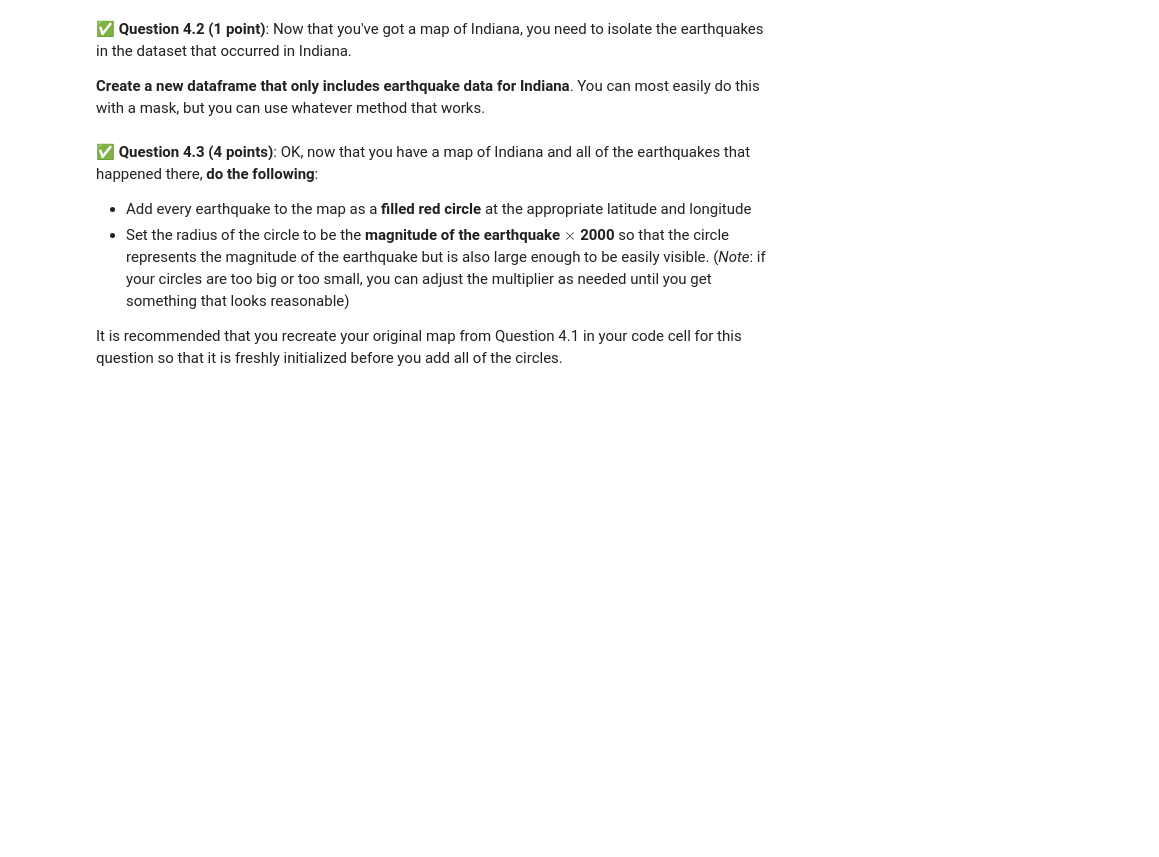
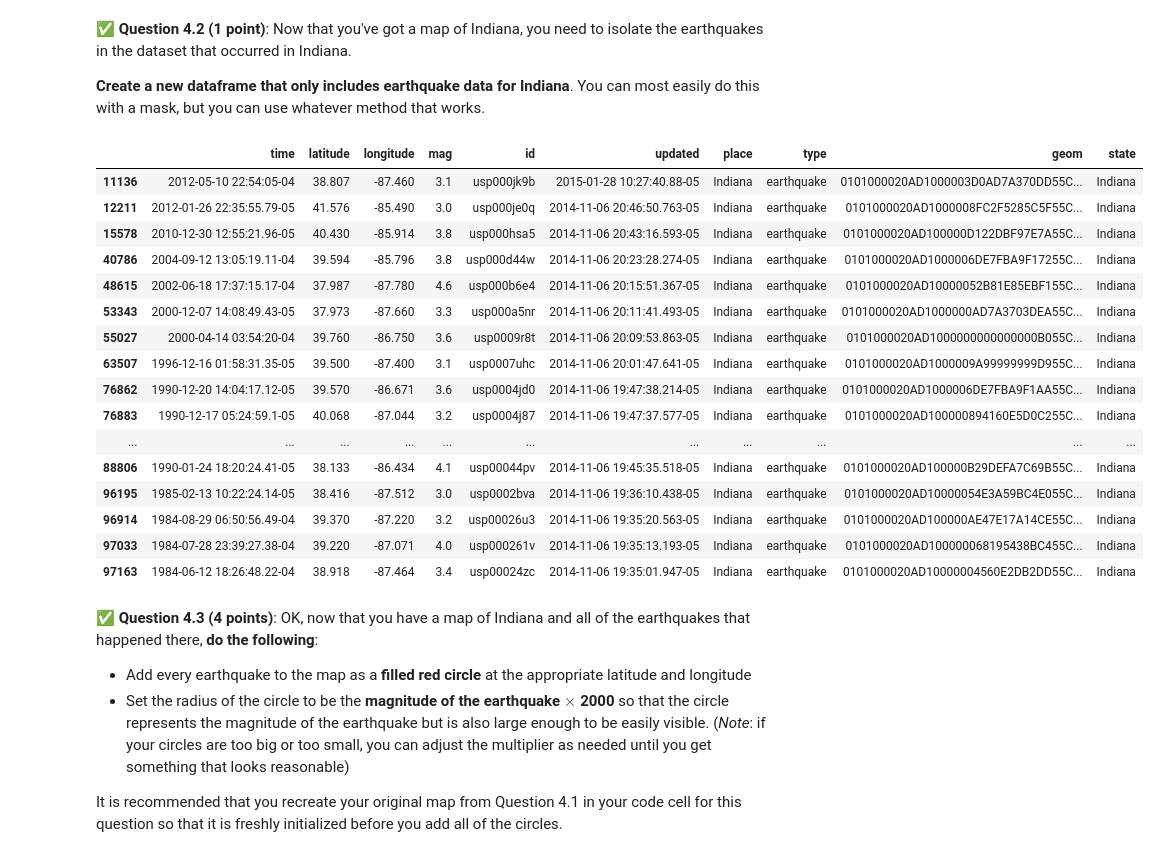
Before and after one commit to Colino03/CMSE202-f23-turnin, a Jupyter notebook: hw-01/HW-01.ipynb, the cells around one changed output. Drawn from its saved outputs; the diff is of its cells as text; code cells hidden in the pictures; blank space fills up the shorter version.

```diff
--- a/hw-01/HW-01.ipynb
+++ b/hw-01/HW-01.ipynb
@@ -570,6 +575,27 @@ If you do already have it installed, what command did you use to install it?
 **Create a new dataframe that only includes earthquake data for Indiana**. You can most easily do this with a mask, but you can use whatever method that works.
 # %%
 ### Put your code here
+In = df['state'] == 'Indiana'
+Indy = df[In]
+Indy
+# %% [output]
+|  | time | latitude | longitude | mag | id | updated | place | type | geom | state |
+| 11136 | 2012-05-10 22:54:05-04 | 38.807 | -87.460 | 3.1 | usp000jk9b | 2015-01-28 10:27:40.88-05 | Indiana | earthquake | 0101000020AD1000003D0AD7A370DD55C... | Indiana |
+| 12211 | 2012-01-26 22:35:55.79-05 | 41.576 | -85.490 | 3.0 | usp000je0q | 2014-11-06 20:46:50.763-05 | Indiana | earthquake | 0101000020AD1000008FC2F5285C5F55C... | Indiana |
+| 15578 | 2010-12-30 12:55:21.96-05 | 40.430 | -85.914 | 3.8 | usp000hsa5 | 2014-11-06 20:43:16.593-05 | Indiana | earthquake | 0101000020AD100000D122DBF97E7A55C... | Indiana |
+| 40786 | 2004-09-12 13:05:19.11-04 | 39.594 | -85.796 | 3.8 | usp000d44w | 2014-11-06 20:23:28.274-05 | Indiana | earthquake | 0101000020AD1000006DE7FBA9F17255C... | Indiana |
+| 48615 | 2002-06-18 17:37:15.17-04 | 37.987 | -87.780 | 4.6 | usp000b6e4 | 2014-11-06 20:15:51.367-05 | Indiana | earthquake | 0101000020AD10000052B81E85EBF155C... | Indiana |
+| 53343 | 2000-12-07 14:08:49.43-05 | 37.973 | -87.660 | 3.3 | usp000a5nr | 2014-11-06 20:11:41.493-05 | Indiana | earthquake | 0101000020AD1000000AD7A3703DEA55C... | Indiana |
+| 55027 | 2000-04-14 03:54:20-04 | 39.760 | -86.750 | 3.6 | usp0009r8t | 2014-11-06 20:09:53.863-05 | Indiana | earthquake | 0101000020AD1000000000000000B055C... | Indiana |
+| 63507 | 1996-12-16 01:58:31.35-05 | 39.500 | -87.400 | 3.1 | usp0007uhc | 2014-11-06 20:01:47.641-05 | Indiana | earthquake | 0101000020AD1000009A99999999D955C... | Indiana |
+| 76862 | 1990-12-20 14:04:17.12-05 | 39.570 | -86.671 | 3.6 | usp0004jd0 | 2014-11-06 19:47:38.214-05 | Indiana | earthquake | 0101000020AD1000006DE7FBA9F1AA55C... | Indiana |
+| 76883 | 1990-12-17 05:24:59.1-05 | 40.068 | -87.044 | 3.2 | usp0004j87 | 2014-11-06 19:47:37.577-05 | Indiana | earthquake | 0101000020AD100000894160E5D0C255C... | Indiana |
+| ... | ... | ... | ... | ... | ... | ... | ... | ... | ... | ... |
+| 88806 | 1990-01-24 18:20:24.41-05 | 38.133 | -86.434 | 4.1 | usp00044pv | 2014-11-06 19:45:35.518-05 | Indiana | earthquake | 0101000020AD100000B29DEFA7C69B55C... | Indiana |
+| 96195 | 1985-02-13 10:22:24.14-05 | 38.416 | -87.512 | 3.0 | usp0002bva | 2014-11-06 19:36:10.438-05 | Indiana | earthquake | 0101000020AD10000054E3A59BC4E055C... | Indiana |
+| 96914 | 1984-08-29 06:50:56.49-04 | 39.370 | -87.220 | 3.2 | usp00026u3 | 2014-11-06 19:35:20.563-05 | Indiana | earthquake | 0101000020AD100000AE47E17A14CE55C... | Indiana |
+| 97033 | 1984-07-28 23:39:27.38-04 | 39.220 | -87.071 | 4.0 | usp000261v | 2014-11-06 19:35:13.193-05 | Indiana | earthquake | 0101000020AD100000068195438BC455C... | Indiana |
+| 97163 | 1984-06-12 18:26:48.22-04 | 38.918 | -87.464 | 3.4 | usp00024zc | 2014-11-06 19:35:01.947-05 | Indiana | earthquake | 0101000020AD10000004560E2DB2DD55C... | Indiana |
 # %% [markdown]
 &#9989; **Question 4.3 (4 points)**: OK, now that you have a map of Indiana and all of the earthquakes that happened there, **do the following**:
 
```
Also changed, not shown: parts of 7 cells of this notebook.
